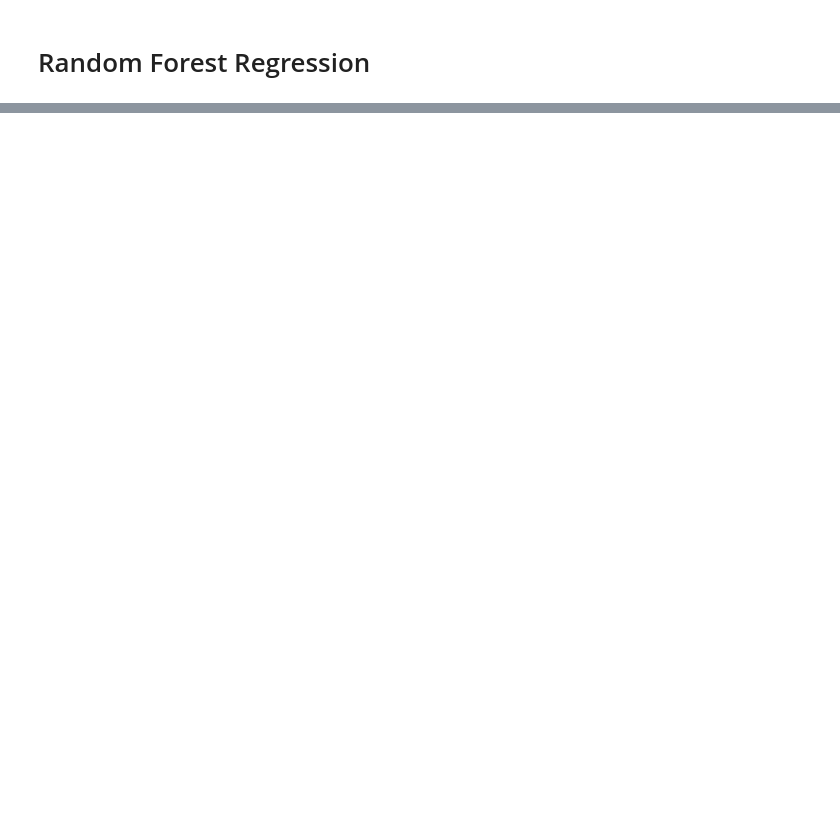
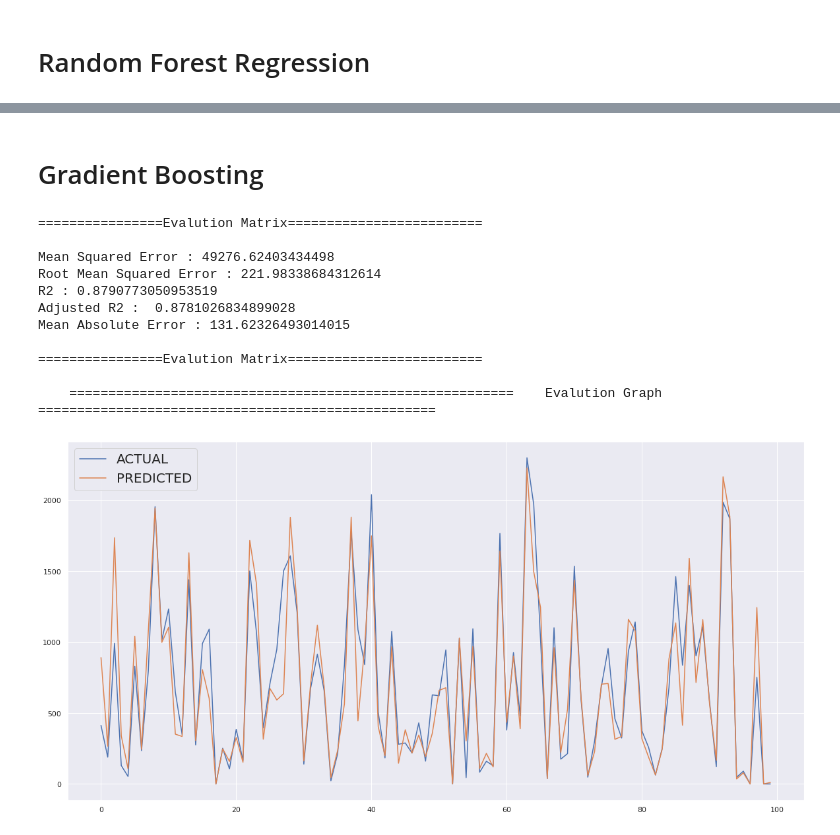
Before and after one commit to FarazAhmad2/Bike-Sharing-Demand-Prediction, a Jupyter notebook: Bike_Sharing_Demand_Prediction_Capstone_Project.ipynb, the cells around one changed output, grey strips where cells are left out. Saved outputs shown, nothing was run; the diff lists cells and outputs as text; code cells hidden in the pictures; blank space fills up the shorter version.

```diff
--- a/Bike_Sharing_Demand_Prediction_Capstone_Project.ipynb
+++ b/Bike_Sharing_Demand_Prediction_Capstone_Project.ipynb
@@ -726,0 +727,31 @@ get_features_importance(optimal_rf_model,X_train)
+# %% [markdown]
+# Gradient Boosting
+# %%
+from sklearn.ensemble import GradientBoostingRegressor
+
+gb_model = GradientBoostingRegressor()
+# %%
+# Hyperparameter tuning
+n_estimators=[80,100,150]
+max_depth=[15,20,30]
+
+params = {'n_estimators':n_estimators,'max_depth':max_depth }
+
+#grid search for gradient bossting
+gb_grid = GridSearchCV(gb_model,param_grid=params,verbose=0)
+# %%
+# calling run_model function to train, fit and evaluate the gradient boosting model
+run_model(gb_grid,X_train,y_train,X_test,y_test)
+# %% [output]
+================Evalution Matrix=========================
+
+Mean Squared Error : 49276.62403434498
+Root Mean Squared Error : 221.98338684312614
+R2 : 0.8790773050953519
+Adjusted R2 :  0.8781026834899028
+Mean Absolute Error : 131.62326493014015
+
+================Evalution Matrix=========================
+
+    =========================================================    Evalution Graph    ===================================================
+[figure, added]
```
Also changed, not shown: parts of 27 cells of this notebook.
